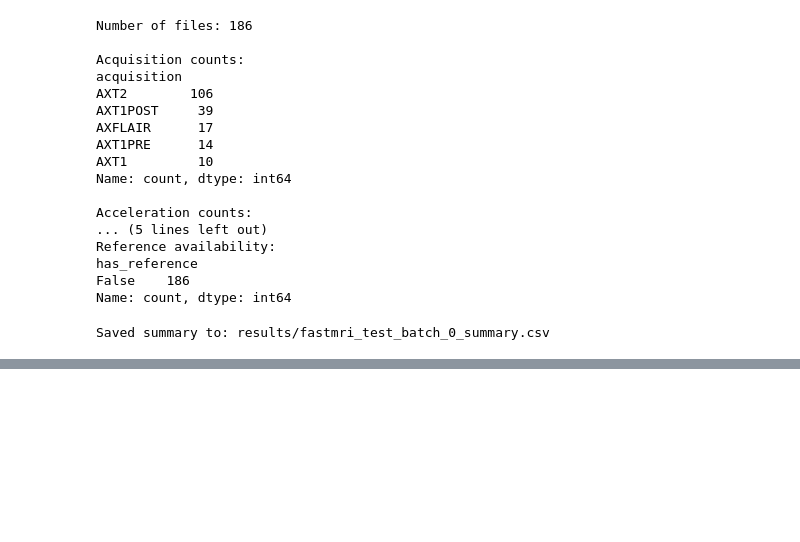
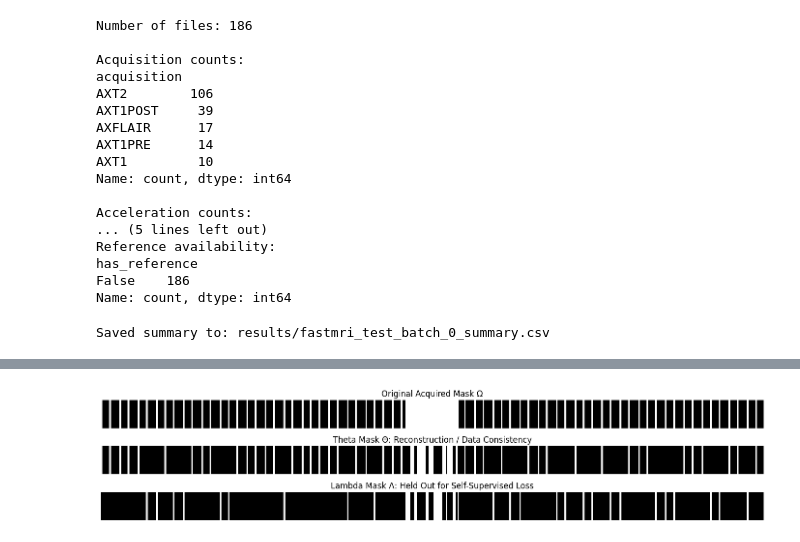
Before and after one commit to SILAS-RANSFORD-OSEI/reliability-aware-ssdu-mri, a Jupyter notebook: notebooks/01_real_fastmri_zero_filled_reconstruction.ipynb, the cells around one changed output, grey strips where cells are left out. Saved outputs shown, nothing was run; the diff lists cells and outputs as text; code cells hidden in the pictures; blank space fills up the shorter version.

```diff
--- a/notebooks/01_real_fastmri_zero_filled_reconstruction.ipynb
+++ b/notebooks/01_real_fastmri_zero_filled_reconstruction.ipynb
@@ -443,0 +523,8 @@ total 16K
+# %%
+show_ssdu_masks(
+    acquired_mask=data["mask"],
+    theta_mask=theta_mask,
+    lambda_mask=lambda_mask
+)
+# %% [output]
+[figure, added]
```
Also changed, not shown: parts of 10 cells of this notebook.
